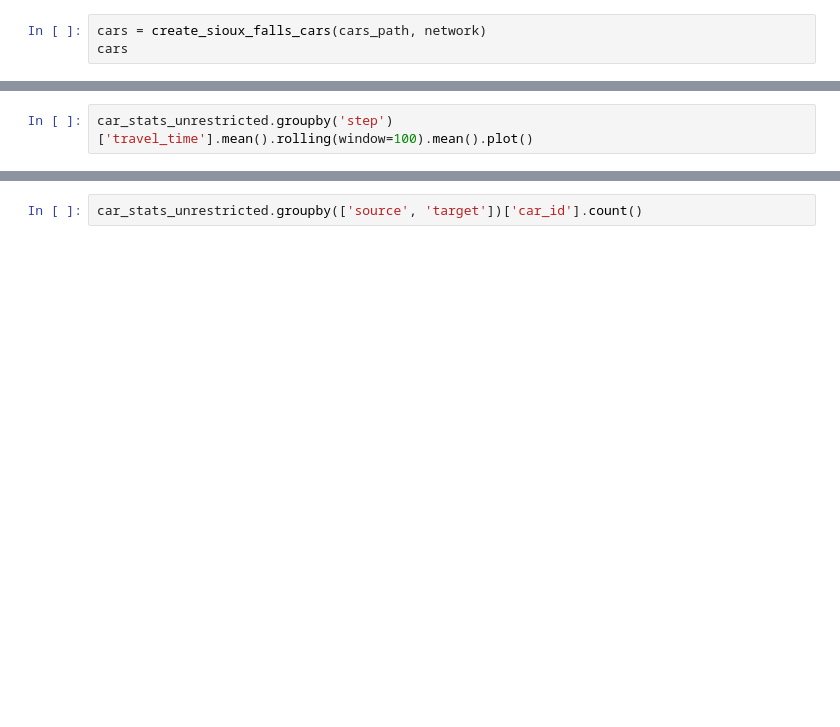
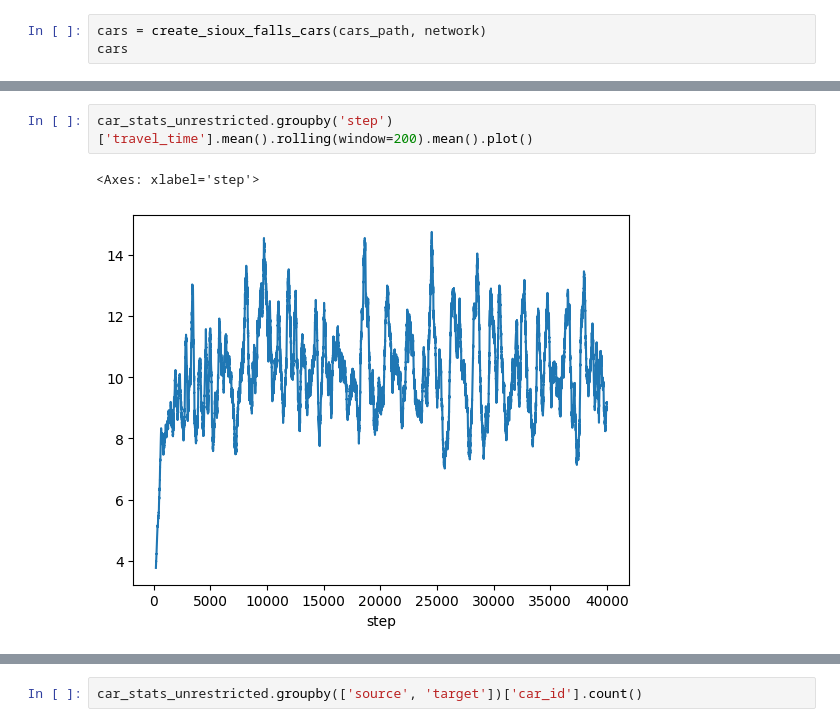
Before and after one commit to michoest/aamas-2024, a Jupyter notebook: src/traffic/v3/sioux_falls_braess.ipynb, the cells around one changed output, grey strips where cells are left out. Cells and saved outputs as stored; diff of their text form; blank space fills up the shorter version.

```diff
--- a/src/traffic/v3/sioux_falls_braess.ipynb
+++ b/src/traffic/v3/sioux_falls_braess.ipynb
@@ -28,5 +33,8 @@ model = TrafficModel(network, cars)
 step_stats_unrestricted, car_stats_unrestricted = model.run_sequentially(number_of_steps, show_progress=True)
 # %%
-car_stats_unrestricted.groupby('step')['travel_time'].mean().rolling(window=100).mean().plot()
+car_stats_unrestricted.groupby('step')['travel_time'].mean().rolling(window=200).mean().plot()
+# %% [output]
+<Axes: xlabel='step'>
+[figure, added]
 # %%
 car_stats_unrestricted.groupby(['source', 'target'])['travel_time'].mean()
```
Also changed, not shown: parts of 7 cells of this notebook, 1 other file.
